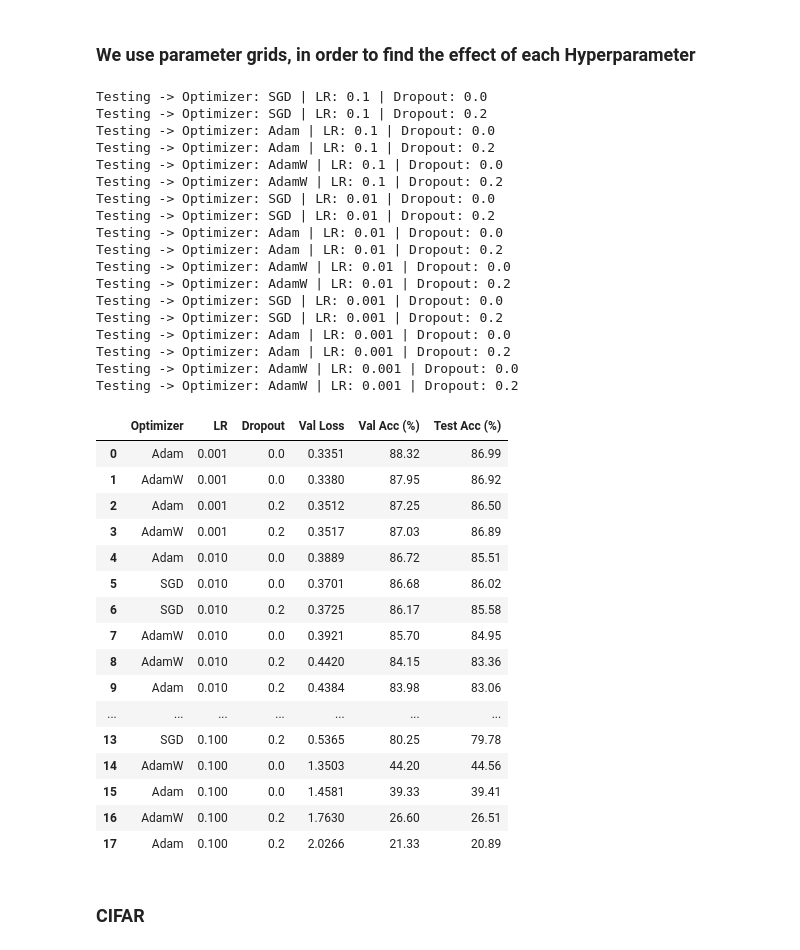
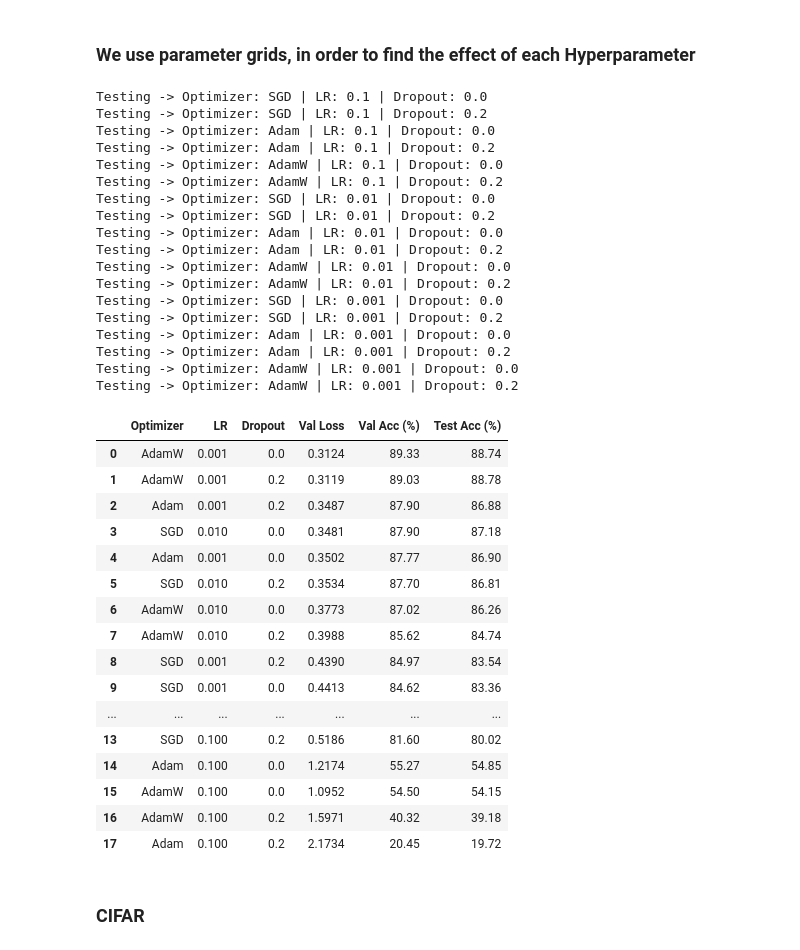
Before and after one commit to AlienaTheGiantDuck/ItDL_assignments, a Jupyter notebook: Assignment_1/Assignment_1.ipynb, the cells around one changed output. Saved outputs shown, nothing was run; the diff lists cells and outputs as text; code cells hidden in the pictures.

```diff
--- a/Assignment_1/Assignment_1.ipynb
+++ b/Assignment_1/Assignment_1.ipynb
@@ -536,11 +543,11 @@ base_params = {
     "model_type": "MLP",
     "in_channels": 1,
     "image_size": 28,
-    "hidden_dims": [128, 64],
+    "hidden_dims": [1024],
     "activation": nn.ReLU,
     "initialization": None,
-    "weight_decay": 0.0,
-    "epochs": 5,      # We should keep epochs low during grid search to save time
+    "weight_decay": 0.001,
+    "epochs": 10,      # We should keep epochs low during grid search to save time
     "batch_size": 64
 }
 
@@ -580,49 +587,49 @@ for lr, opt, drop in itertools.product(learning_rates, optimizers, dropouts):
         "Val Loss": round(val_loss, 4),
         "Val Acc (%)": round(val_acc, 2),
         "Test Acc (%)": round(test_acc, 2)
     })
 
 # 4. Display the results neatly
 results_df = pd.DataFrame(experiment_results)
 # Sort by highest validation accuracy
 results_df = results_df.sort_values(by="Val Acc (%)", ascending=False).reset_index(drop=True)
 display(results_df)
 # %% [output]
 Testing -> Optimizer: SGD | LR: 0.1 | Dropout: 0.0
 Testing -> Optimizer: SGD | LR: 0.1 | Dropout: 0.2
 Testing -> Optimizer: Adam | LR: 0.1 | Dropout: 0.0
 Testing -> Optimizer: Adam | LR: 0.1 | Dropout: 0.2
 Testing -> Optimizer: AdamW | LR: 0.1 | Dropout: 0.0
 Testing -> Optimizer: AdamW | LR: 0.1 | Dropout: 0.2
 Testing -> Optimizer: SGD | LR: 0.01 | Dropout: 0.0
 Testing -> Optimizer: SGD | LR: 0.01 | Dropout: 0.2
 Testing -> Optimizer: Adam | LR: 0.01 | Dropout: 0.0
 Testing -> Optimizer: Adam | LR: 0.01 | Dropout: 0.2
 Testing -> Optimizer: AdamW | LR: 0.01 | Dropout: 0.0
 Testing -> Optimizer: AdamW | LR: 0.01 | Dropout: 0.2
 Testing -> Optimizer: SGD | LR: 0.001 | Dropout: 0.0
 Testing -> Optimizer: SGD | LR: 0.001 | Dropout: 0.2
 Testing -> Optimizer: Adam | LR: 0.001 | Dropout: 0.0
 Testing -> Optimizer: Adam | LR: 0.001 | Dropout: 0.2
 Testing -> Optimizer: AdamW | LR: 0.001 | Dropout: 0.0
 Testing -> Optimizer: AdamW | LR: 0.001 | Dropout: 0.2
 |  | Optimizer | LR | Dropout | Val Loss | Val Acc (%) | Test Acc (%) |
-| 0 | Adam | 0.001 | 0.0 | 0.3351 | 88.32 | 86.99 |
-| 1 | AdamW | 0.001 | 0.0 | 0.3380 | 87.95 | 86.92 |
-| 2 | Adam | 0.001 | 0.2 | 0.3512 | 87.25 | 86.50 |
-| 3 | AdamW | 0.001 | 0.2 | 0.3517 | 87.03 | 86.89 |
-| 4 | Adam | 0.010 | 0.0 | 0.3889 | 86.72 | 85.51 |
-| 5 | SGD | 0.010 | 0.0 | 0.3701 | 86.68 | 86.02 |
-| 6 | SGD | 0.010 | 0.2 | 0.3725 | 86.17 | 85.58 |
-| 7 | AdamW | 0.010 | 0.0 | 0.3921 | 85.70 | 84.95 |
-| 8 | AdamW | 0.010 | 0.2 | 0.4420 | 84.15 | 83.36 |
-| 9 | Adam | 0.010 | 0.2 | 0.4384 | 83.98 | 83.06 |
+| 0 | AdamW | 0.001 | 0.0 | 0.3124 | 89.33 | 88.74 |
+| 1 | AdamW | 0.001 | 0.2 | 0.3119 | 89.03 | 88.78 |
+| 2 | Adam | 0.001 | 0.2 | 0.3487 | 87.90 | 86.88 |
+| 3 | SGD | 0.010 | 0.0 | 0.3481 | 87.90 | 87.18 |
+| 4 | Adam | 0.001 | 0.0 | 0.3502 | 87.77 | 86.90 |
+| 5 | SGD | 0.010 | 0.2 | 0.3534 | 87.70 | 86.81 |
+| 6 | AdamW | 0.010 | 0.0 | 0.3773 | 87.02 | 86.26 |
+| 7 | AdamW | 0.010 | 0.2 | 0.3988 | 85.62 | 84.74 |
+| 8 | SGD | 0.001 | 0.2 | 0.4390 | 84.97 | 83.54 |
+| 9 | SGD | 0.001 | 0.0 | 0.4413 | 84.62 | 83.36 |
 | ... | ... | ... | ... | ... | ... | ... |
-| 13 | SGD | 0.100 | 0.2 | 0.5365 | 80.25 | 79.78 |
-| 14 | AdamW | 0.100 | 0.0 | 1.3503 | 44.20 | 44.56 |
-| 15 | Adam | 0.100 | 0.0 | 1.4581 | 39.33 | 39.41 |
-| 16 | AdamW | 0.100 | 0.2 | 1.7630 | 26.60 | 26.51 |
-| 17 | Adam | 0.100 | 0.2 | 2.0266 | 21.33 | 20.89 |
+| 13 | SGD | 0.100 | 0.2 | 0.5186 | 81.60 | 80.02 |
+| 14 | Adam | 0.100 | 0.0 | 1.2174 | 55.27 | 54.85 |
+| 15 | AdamW | 0.100 | 0.0 | 1.0952 | 54.50 | 54.15 |
+| 16 | AdamW | 0.100 | 0.2 | 1.5971 | 40.32 | 39.18 |
+| 17 | Adam | 0.100 | 0.2 | 2.1734 | 20.45 | 19.72 |
 # %% [markdown]
 ### CIFAR
 # %%
```
Also changed, not shown: parts of 5 cells of this notebook.
